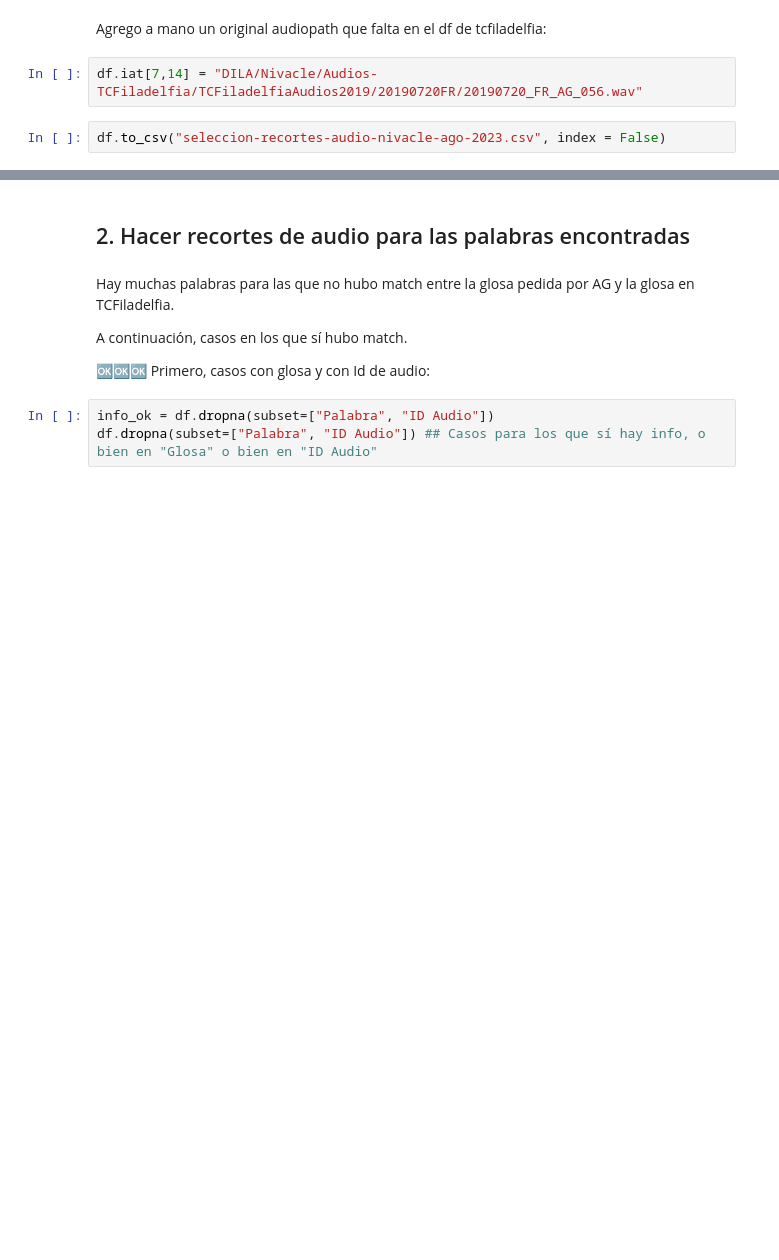
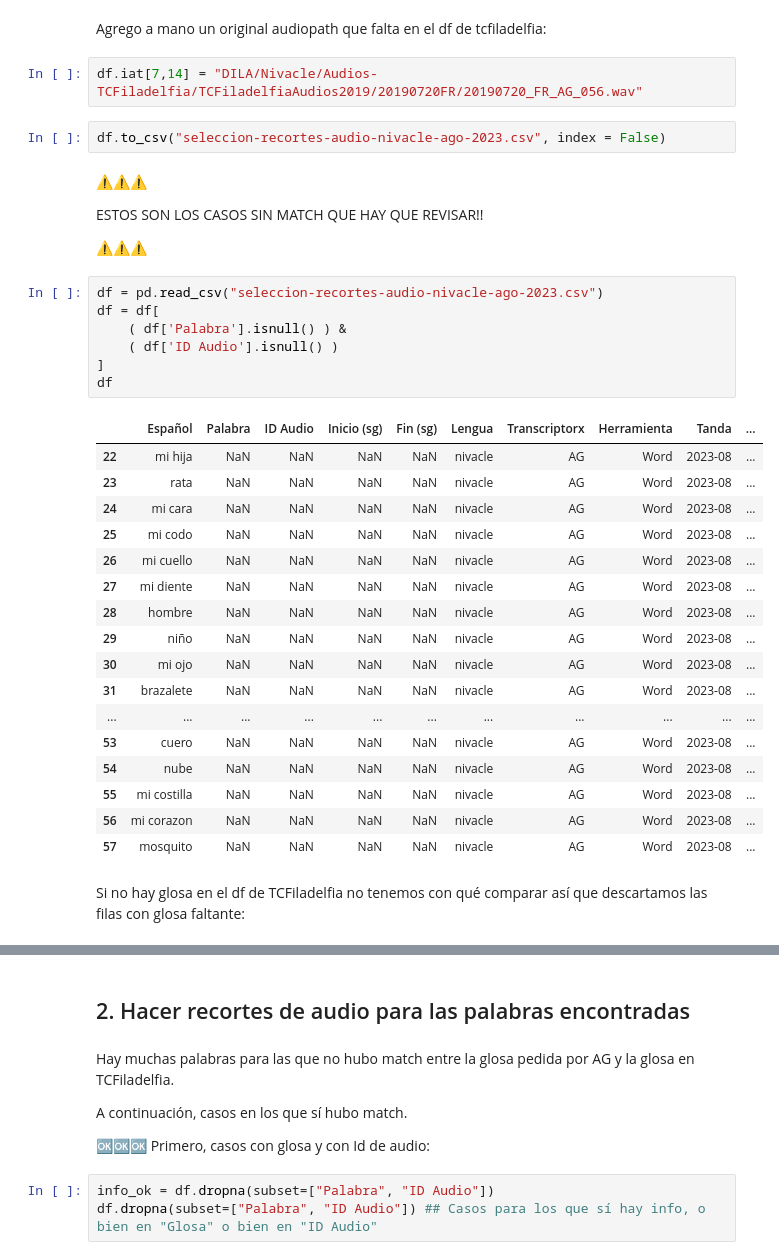
Before and after one commit to nidiah/PICT-2020, a Jupyter notebook: resultados-gh-2023-ago.ipynb, the cells around one changed output, grey strips where cells are left out. Cells and saved outputs as stored; diff of their text form; blank space fills up the shorter version.

```diff
--- a/resultados-gh-2023-ago.ipynb
+++ b/resultados-gh-2023-ago.ipynb
@@ -138,4 +135,37 @@ Agrego a mano un original audiopath que falta en el df de tcfiladelfia:
 df.iat[7,14] = "DILA/Nivacle/Audios-TCFiladelfia/TCFiladelfiaAudios2019/20190720FR/20190720_FR_AG_056.wav"
 # %%
 df.to_csv("seleccion-recortes-audio-nivacle-ago-2023.csv", index = False)
+# %% [markdown]
+⚠️⚠️⚠️
+
+ESTOS SON LOS CASOS SIN MATCH QUE HAY QUE REVISAR!!
+
+⚠️⚠️⚠️
+# %%
+df = pd.read_csv("seleccion-recortes-audio-nivacle-ago-2023.csv")
+df = df[
+    ( df['Palabra'].isnull() ) &
+    ( df['ID Audio'].isnull() )
+]
+df
+# %% [output]
+|  | Español | Palabra | ID Audio | Inicio (sg) | Fin (sg) | Lengua | Transcriptorx | Herramienta | Tanda | ... |
+| 22 | mi hija | NaN | NaN | NaN | NaN | nivacle | AG | Word | 2023-08 | ... |
+| 23 | rata | NaN | NaN | NaN | NaN | nivacle | AG | Word | 2023-08 | ... |
+| 24 | mi cara | NaN | NaN | NaN | NaN | nivacle | AG | Word | 2023-08 | ... |
+| 25 | mi codo | NaN | NaN | NaN | NaN | nivacle | AG | Word | 2023-08 | ... |
+| 26 | mi cuello | NaN | NaN | NaN | NaN | nivacle | AG | Word | 2023-08 | ... |
+| 27 | mi diente | NaN | NaN | NaN | NaN | nivacle | AG | Word | 2023-08 | ... |
+| 28 | hombre | NaN | NaN | NaN | NaN | nivacle | AG | Word | 2023-08 | ... |
+| 29 | niño | NaN | NaN | NaN | NaN | nivacle | AG | Word | 2023-08 | ... |
+| 30 | mi ojo | NaN | NaN | NaN | NaN | nivacle | AG | Word | 2023-08 | ... |
+| 31 | brazalete | NaN | NaN | NaN | NaN | nivacle | AG | Word | 2023-08 | ... |
+| ... | ... | ... | ... | ... | ... | ... | ... | ... | ... | ... |
+| 53 | cuero | NaN | NaN | NaN | NaN | nivacle | AG | Word | 2023-08 | ... |
+| 54 | nube | NaN | NaN | NaN | NaN | nivacle | AG | Word | 2023-08 | ... |
+| 55 | mi costilla | NaN | NaN | NaN | NaN | nivacle | AG | Word | 2023-08 | ... |
+| 56 | mi corazon | NaN | NaN | NaN | NaN | nivacle | AG | Word | 2023-08 | ... |
+| 57 | mosquito | NaN | NaN | NaN | NaN | nivacle | AG | Word | 2023-08 | ... |
+# %% [markdown]
+Si no hay glosa en el df de TCFiladelfia no tenemos con qué comparar así que descartamos las filas con glosa faltante:
 # %%
```
Also changed, not shown: parts of 18 cells of this notebook, 1 other file.
